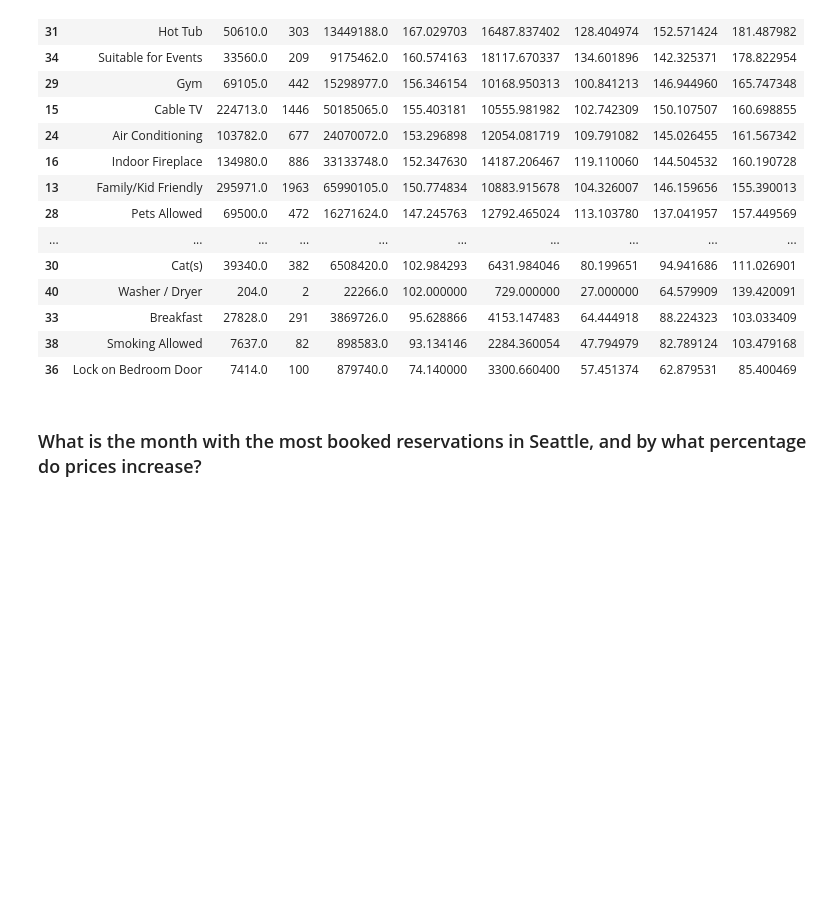
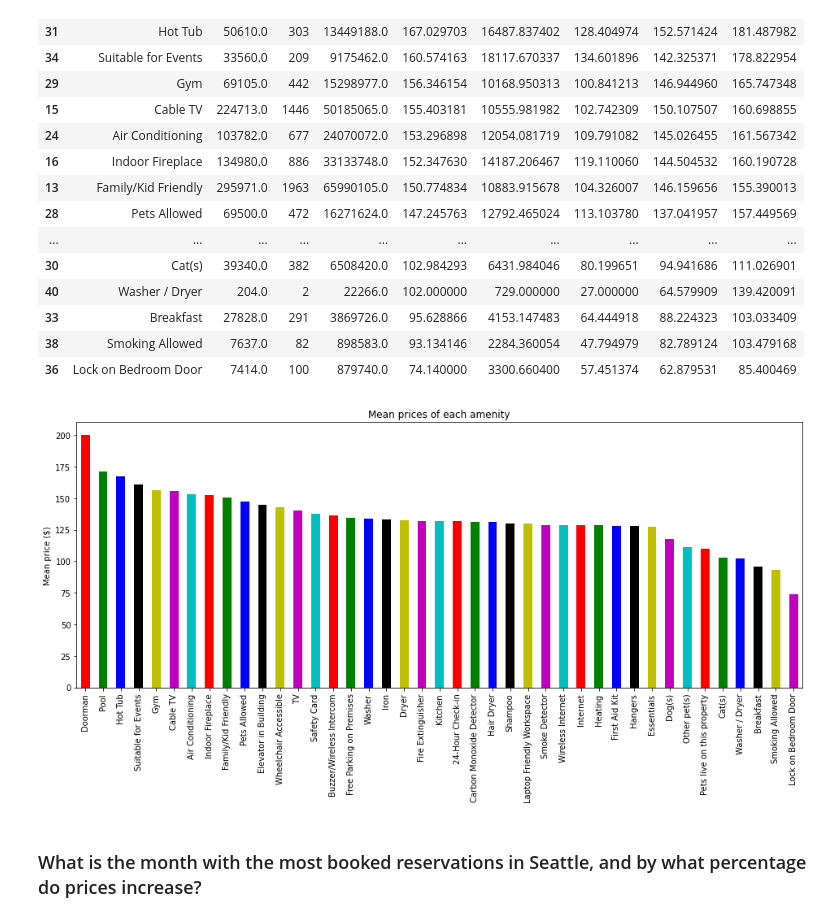
Before and after one commit to leonellima/project_crispdm, a Jupyter notebook: code.ipynb, the cells around one changed output. Cells and saved outputs as stored; diff of their text form; code cells hidden in the pictures; blank space fills up the shorter version.

```diff
--- a/code.ipynb
+++ b/code.ipynb
@@ -363,7 +368,8 @@ df_amenities
 from utils import items_statistics
 
 df_all = items_statistics(df_listings, 'amenities', 'price', amenities_list)
-df_all.sort_values('mean', ascending=False)
+df_all = df_all.sort_values('mean', ascending=False)
+df_all
 # %% [output]
 |  | amenities | sum | total | squares | mean | var | std | lower_95 | upper_95 |
 | 37 | Doorman | 17022.0 | 85 | 4606112.0 | 200.258824 | 14085.956540 | 118.684273 | 175.027515 | 225.490132 |
@@ -382,6 +388,11 @@ df_all.sort_values('mean', ascending=False)
 | 33 | Breakfast | 27828.0 | 291 | 3869726.0 | 95.628866 | 4153.147483 | 64.444918 | 88.224323 | 103.033409 |
 | 38 | Smoking Allowed | 7637.0 | 82 | 898583.0 | 93.134146 | 2284.360054 | 47.794979 | 82.789124 | 103.479168 |
 | 36 | Lock on Bedroom Door | 7414.0 | 100 | 879740.0 | 74.140000 | 3300.660400 | 57.451374 | 62.879531 | 85.400469 |
+# %%
+df_all[['amenities', 'mean']].plot(x='amenities', y='mean', legend=False, ylabel="Mean price ($)", xlabel="", kind="bar", figsize=(16, 6), color=list('rgbkymc'));
+plt.title("Mean prices of each amenity");
+# %% [output]
+[figure, added]
 # %% [markdown]
 <h3>What is the month with the most booked reservations in Seattle, and by what percentage do prices increase?</h3>
 # %%
```
Also changed, not shown: parts of 2 cells of this notebook.
